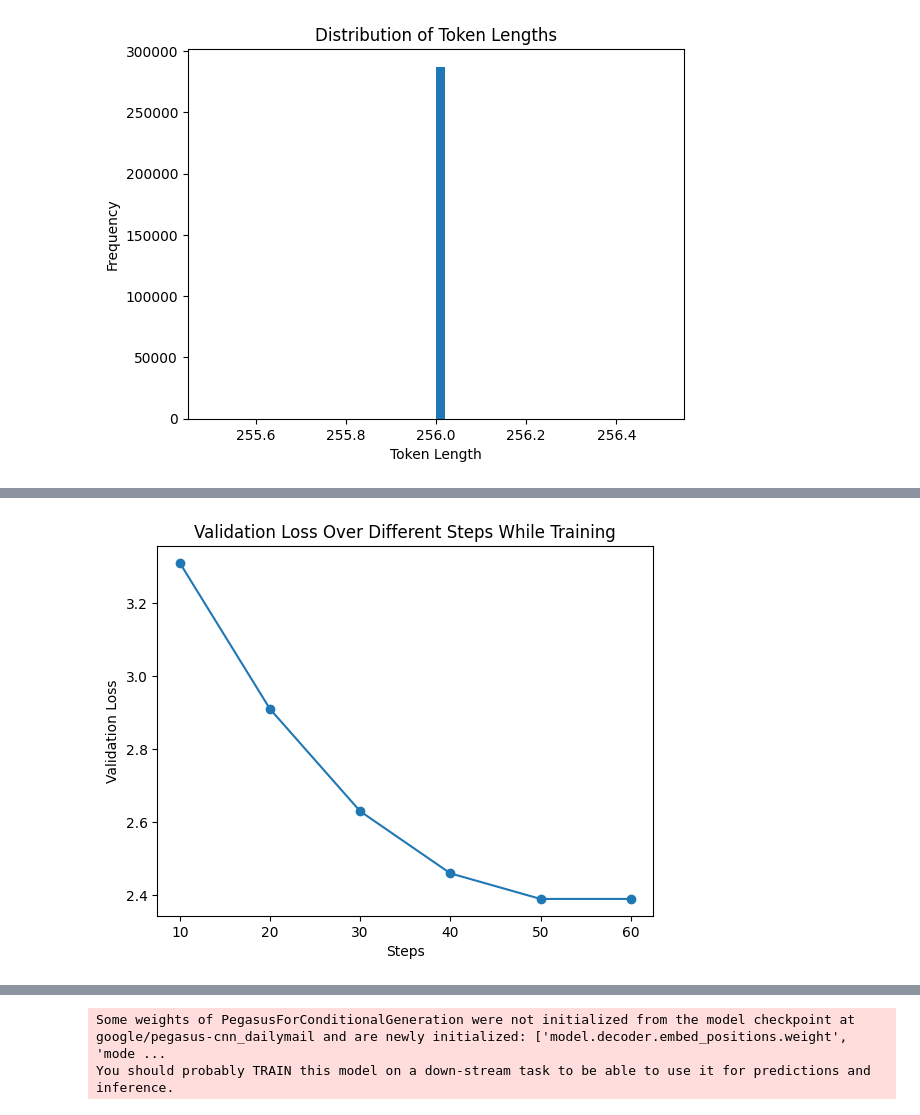
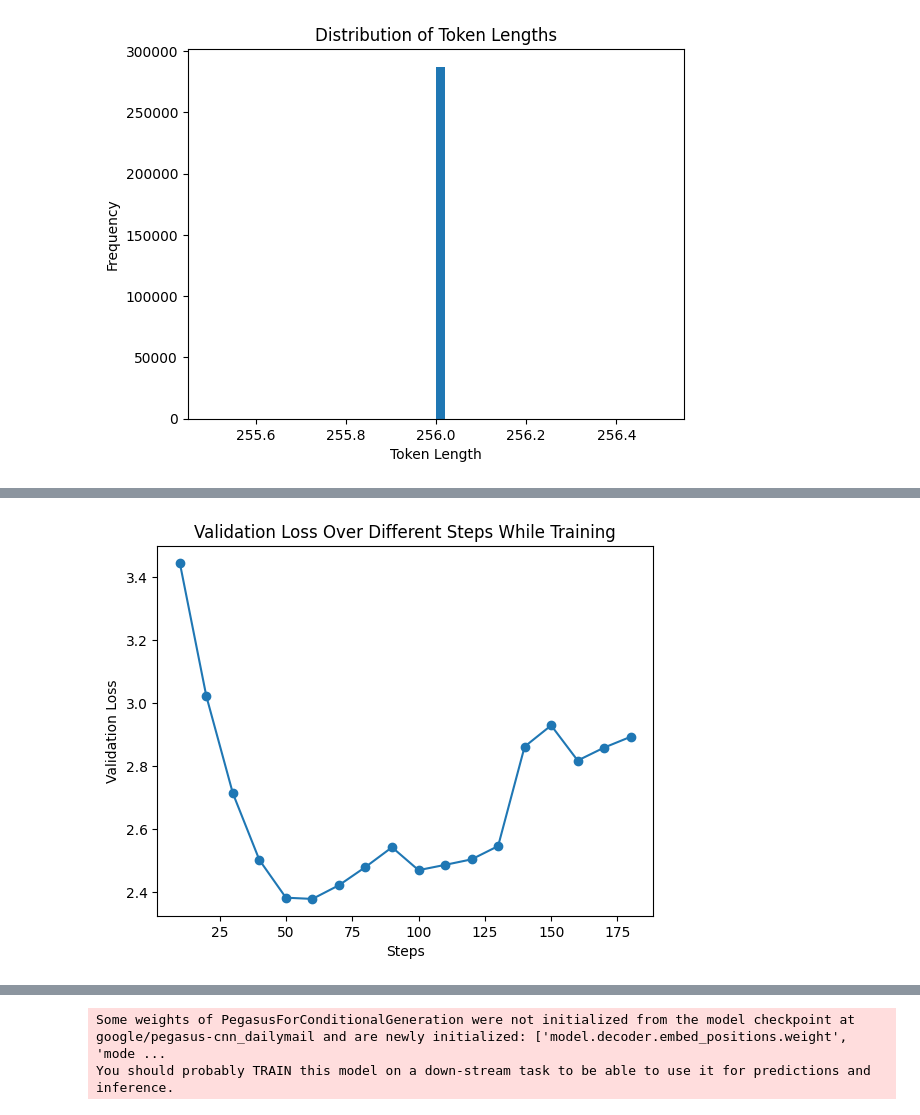
Before and after one commit to khp53/EssenceExtract---Summarize-a-long-article-using-BART, a Jupyter notebook: EssenceExtract_Summarize_a_long_article_using_BART.ipynb, the cells around one changed output, grey strips where cells are left out. Cells and saved outputs as stored; diff of their text form; code cells hidden in the pictures.

```diff
--- a/EssenceExtract_Summarize_a_long_article_using_BART.ipynb
+++ b/EssenceExtract_Summarize_a_long_article_using_BART.ipynb
@@ -345,12 +331,12 @@ Non-default generation parameters: {'max_length': 142, 'min_length': 56, 'early_
 # %%
-steps = [10, 20, 30, 40, 50, 60]
-validation_losses = [3.44, 3.02, 2.71, 2.50, 2.38, 2.38]
+steps = [10, 20, 30, 40, 50, 60, 70, 80, 90, 100, 110, 120, 130, 140, 150, 160, 170, 180]
+validation_losses = [3.444246, 3.021129, 2.712782, 2.501073, 2.381481, 2.377560, 2.421036, 2.478880, 2.541532, 2.468882, 2.485641, 2.503154, 2.545295, 2.861091, 2.928440, 2.816897, 2.858085, 2.892346]
 
 plt.plot(steps, validation_losses, marker='o')
 plt.xlabel('Steps')
 plt.ylabel('Validation Loss')
 plt.title('Validation Loss Over Different Steps While Training')
 plt.show()
 # %% [output]
-[figure, old version]
+[figure, new version]
 # %%
```
Also changed, not shown: parts of 22 cells of this notebook.
